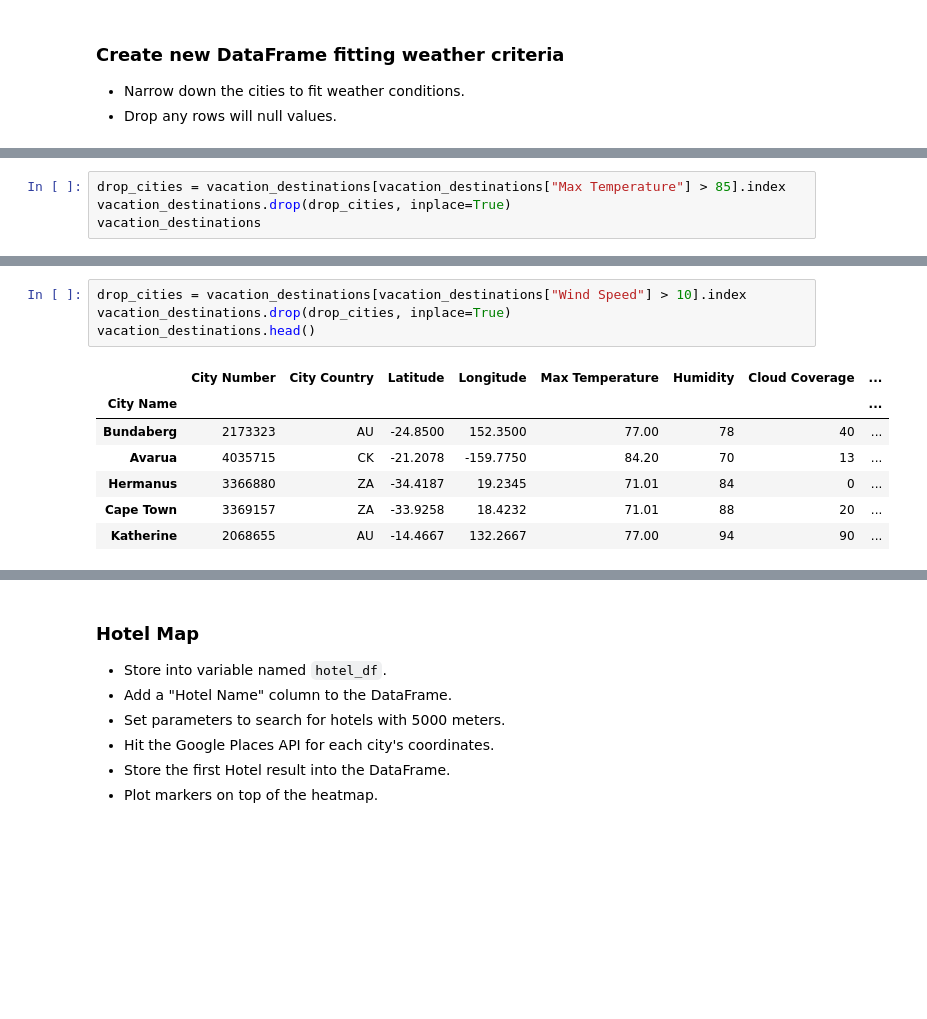
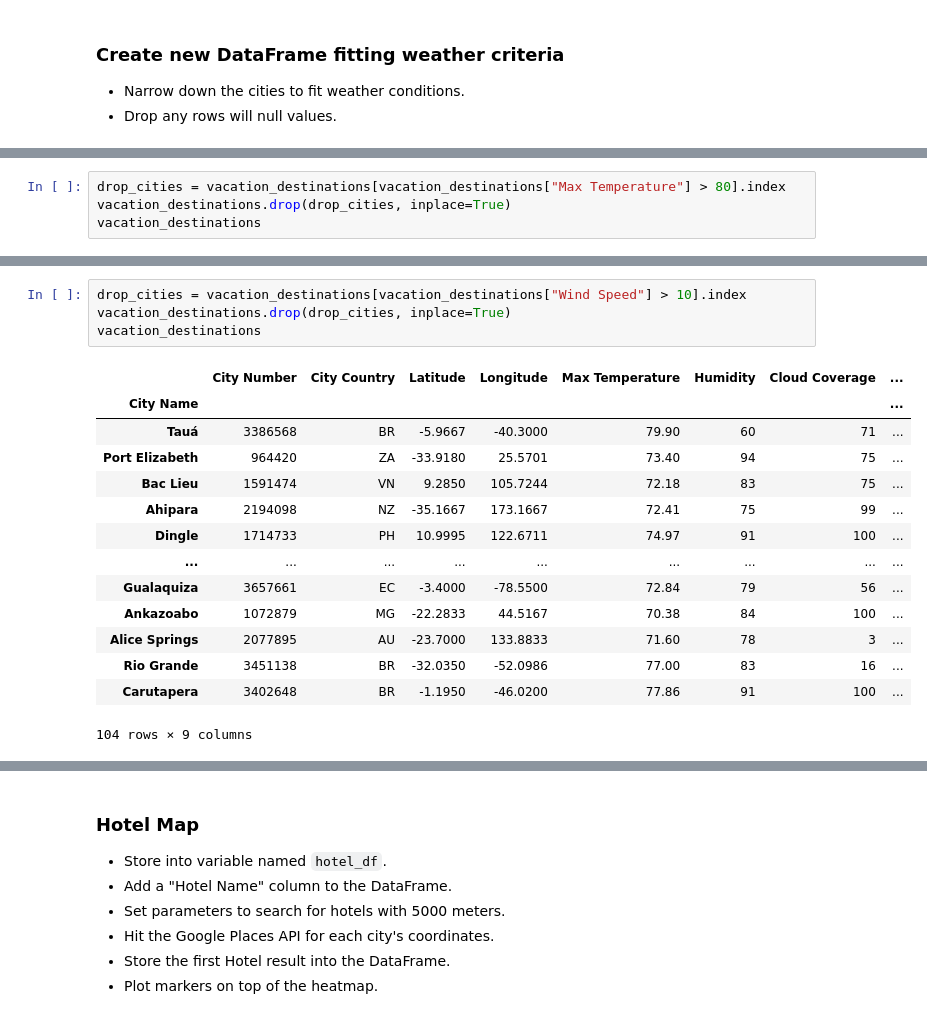
Before and after one commit to RachelFizel/Python-APIs, a Jupyter notebook: VacationPy/VacationPy.ipynb, the cells around one changed output, grey strips where cells are left out. Cells and saved outputs as stored; diff of their text form; blank space fills up the shorter version.

```diff
--- a/VacationPy/VacationPy.ipynb
+++ b/VacationPy/VacationPy.ipynb
@@ -96,5 +92,5 @@ vacation_destinations
 # %%
-drop_cities = vacation_destinations[vacation_destinations["Max Temperature"] > 85].index
+drop_cities = vacation_destinations[vacation_destinations["Max Temperature"] > 80].index
 vacation_destinations.drop(drop_cities, inplace=True)
 vacation_destinations
 # %% [output]
@@ -142,13 +130,20 @@ vacation_destinations
 # %%
 drop_cities = vacation_destinations[vacation_destinations["Wind Speed"] > 10].index
 vacation_destinations.drop(drop_cities, inplace=True)
-vacation_destinations.head()
+vacation_destinations
 # %% [output]
 |  | City Number | City Country | Latitude | Longitude | Max Temperature | Humidity | Cloud Coverage | ... |
 | City Name |  |  |  |  |  |  |  | ... |
-| Bundaberg | 2173323 | AU | -24.8500 | 152.3500 | 77.00 | 78 | 40 | ... |
-| Avarua | 4035715 | CK | -21.2078 | -159.7750 | 84.20 | 70 | 13 | ... |
-| Hermanus | 3366880 | ZA | -34.4187 | 19.2345 | 71.01 | 84 | 0 | ... |
-| Cape Town | 3369157 | ZA | -33.9258 | 18.4232 | 71.01 | 88 | 20 | ... |
-| Katherine | 2068655 | AU | -14.4667 | 132.2667 | 77.00 | 94 | 90 | ... |
+| Tauá | 3386568 | BR | -5.9667 | -40.3000 | 79.90 | 60 | 71 | ... |
+| Port Elizabeth | 964420 | ZA | -33.9180 | 25.5701 | 73.40 | 94 | 75 | ... |
+| Bac Lieu | 1591474 | VN | 9.2850 | 105.7244 | 72.18 | 83 | 75 | ... |
+| Ahipara | 2194098 | NZ | -35.1667 | 173.1667 | 72.41 | 75 | 99 | ... |
+| Dingle | 1714733 | PH | 10.9995 | 122.6711 | 74.97 | 91 | 100 | ... |
+| ... | ... | ... | ... | ... | ... | ... | ... | ... |
+| Gualaquiza | 3657661 | EC | -3.4000 | -78.5500 | 72.84 | 79 | 56 | ... |
+| Ankazoabo | 1072879 | MG | -22.2833 | 44.5167 | 70.38 | 84 | 100 | ... |
+| Alice Springs | 2077895 | AU | -23.7000 | 133.8833 | 71.60 | 78 | 3 | ... |
+| Rio Grande | 3451138 | BR | -32.0350 | -52.0986 | 77.00 | 83 | 16 | ... |
+| Carutapera | 3402648 | BR | -1.1950 | -46.0200 | 77.86 | 91 | 100 | ... |
+104 rows × 9 columns
 # %%
```
Also changed, not shown: parts of 9 cells of this notebook, 14 other files.
